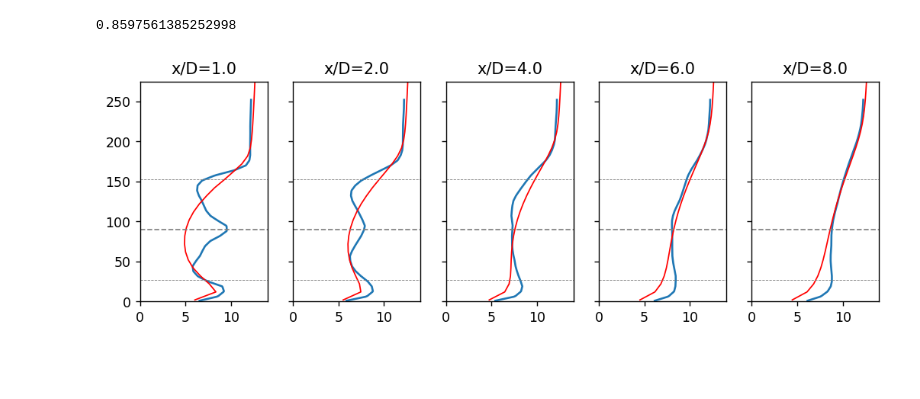
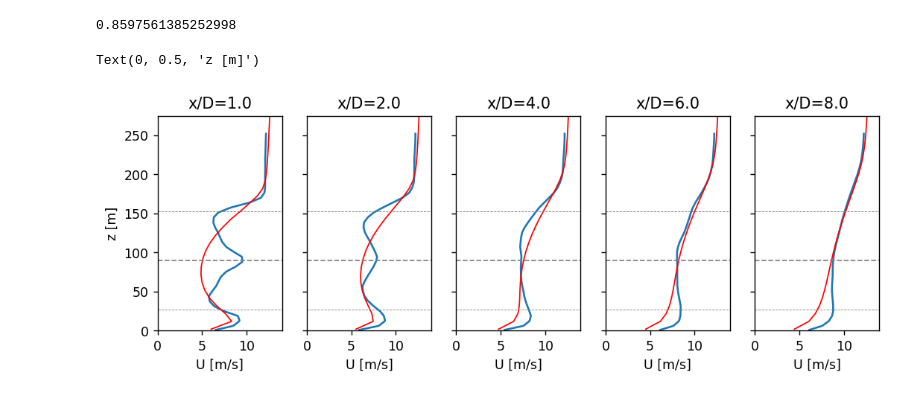
Before and after one commit to sandialabs/SANDwake3D, a Jupyter notebook: Calibration/BenchmarkABL/NeutralBenchmarkWake.ipynb, the cells around one changed output. Saved outputs shown, nothing was run; the diff lists cells and outputs as text; code cells hidden in the pictures; blank space fills up the shorter version.

```diff
--- a/Calibration/BenchmarkABL/NeutralBenchmarkWake.ipynb
+++ b/Calibration/BenchmarkABL/NeutralBenchmarkWake.ipynb
@@ -235,6 +235,7 @@ axs[0].set_ylim([zmin, zmax])
 ## Plot XY Wake profiles
 # %%
 # LES data origin
+basedir      = '/projects/wind_uq/lcheung/exawind-benchmarks.redoALM/amr-wind/actuator_line/NREL5MW_ALM_RIGID/results/HHProfiles_300_900/'
 baseurl      = 'https://raw.githubusercontent.com/Exawind/exawind-benchmarks/refs/heads/main/amr-wind/actuator_line' +\
                '/NREL5MW_ALM_RIGID/results/HHProfiles_300_900/'
 fname        = 'XY_wake_%02i.csv'
@@ -249,11 +250,17 @@ izRANS = find_nearest(zvec, turbhh)
 nondimTKE = lambda k, U: np.sqrt(2.0*k/3.0)/U
 xplot=[2,4,6,8]
 for x in xplot:
-    fig, axs = plt.subplots(1,2,figsize=(6,2), dpi=125)
-    LESurl   = urllib.request.urlopen(baseurl+fname%x)
-    LESdat   = np.loadtxt(LESurl, delimiter=',',skiprows=1)
+    fig, axs = plt.subplots(1,2,figsize=(7.5,2.5), dpi=125)
+    try:
+        LESurl   = urllib.request.urlopen(baseurl+fname%x)
+        LESdat   = np.loadtxt(LESurl, delimiter=',',skiprows=1)
+    except:
+        fname        = 'XY_wake_ReStress_%02i.csv'
+        LESdat   = np.loadtxt(basedir+fname%x, delimiter=',',skiprows=1)
     WS       = np.sqrt(LESdat[:,5]**2 + LESdat[:,6]**2)
-    axs[0].plot((LESdat[:,1]-2*rotorD)/rotorD, WS/Uhh)
+    TKE      = 0.5*(LESdat[:,8] + LESdat[:,11] + LESdat[:,13])
+    axs[0].plot((LESdat[:,1]-2*rotorD)/rotorD, WS/Uhh, label='AMR-Wind')
+    axs[1].plot((LESdat[:,1]-2*rotorD)/rotorD, nondimTKE(TKE, Uhh), label='AMR-Wind')
 
     ixRANS = find_nearest(xvec, RANS_turbx+x*rotorD)
     axs[0].plot((yvec)/rotorD,  phi['u'][ixRANS,:,izRANS]/Uhh, 'r', label='RANS', lw=1)
@@ -261,5 +268,13 @@ for x in xplot:
 
     axs[1].plot((yvec)/rotorD,  nondimTKE(phi['k'][ixRANS,:,izRANS], Uhh), 'r', lw=1)
     axs[1].set_ylim([0, 0.2])
+
+    axs[0].set_xlabel('y/D')
+    axs[1].set_xlabel('y/D')
+    axs[0].set_ylabel(r'$U/U_{hh}$')
+    axs[1].set_ylabel(r'$\sqrt{2 k/3} / U_{hh}$')
+    axs[0].legend(fontsize=8, loc='lower left')
+
+    fig.suptitle('x/D = %0.1f'%x, y=0.925)
     plt.tight_layout()
 # %% [output]
@@ -282,28 +297,36 @@ def plotrotorlinesax(ax, zhh, rotorD, xstart, xend, **kwargs):
     ax.hlines(zhh-rotorD*0.5,  xstart, xend, linewidth=0.5, **kwargs) # Plot the HH line
 # %%
 # LES data origin
+basedir      = '/projects/wind_uq/lcheung/exawind-benchmarks.redoALM/amr-wind/actuator_line/NREL5MW_ALM_RIGID/results/XZProfiles_300_900/'
 baseurl      = 'https://raw.githubusercontent.com/Exawind/exawind-benchmarks/refs/heads/main/amr-wind/actuator_line' +\
                '/NREL5MW_ALM_RIGID/results/XZProfiles_300_900/'
 fname        = 'XZ_wake_%02i.csv'
 
 nondimTKE = lambda k, U: np.sqrt(2.0*k/3.0)/U
 
 xplot=[1,2,4,6,8]
 fig, axs = plt.subplots(1,len(xplot),figsize=(2*len(xplot),3), dpi=125, sharey=True)
 
 for ix, x in enumerate(xplot):
-    LESurl   = urllib.request.urlopen(baseurl+fname%x)
-    LESdat   = np.loadtxt(LESurl, delimiter=',',skiprows=1)
+    try:
+        LESurl   = urllib.request.urlopen(baseurl+fname%x)
+        LESdat   = np.loadtxt(LESurl, delimiter=',',skiprows=1)
+    except:
+        LESdat   = np.loadtxt(basedir+fname%x, delimiter=',',skiprows=1)
     WS       = np.sqrt(LESdat[:,5]**2 + LESdat[:,6]**2)
-    axs[ix].plot(WS, LESdat[:,1])
+    axs[ix].plot(WS, LESdat[:,1], label='AMR-Wind')
 
     ixRANS = find_nearest(xvec, RANS_turbx+x*rotorD)
     Uh = np.sqrt(phi['u'][ixRANS,islice,:]**2 + phi['v'][ixRANS,islice,:]**2)
     axs[ix].plot(Uh, zvec, 'r-', lw=1, label='RANS')
 
+    axs[ix].set_xlabel('U [m/s]')
     axs[ix].set_title('x/D=%0.1f'%x)
     axs[ix].set_xlim([0, 14])
     axs[ix].set_ylim([0, 275])
     plotrotorlinesax(axs[ix], turbhh, rotorD, 0, 20, linestyles='dashed', color='gray',)
+
+axs[0].set_ylabel('z [m]')
 # %% [output]
+Text(0, 0.5, 'z [m]')
-[figure, old version]
+[figure, new version]
```
Also changed, not shown: parts of 5 cells of this notebook.
